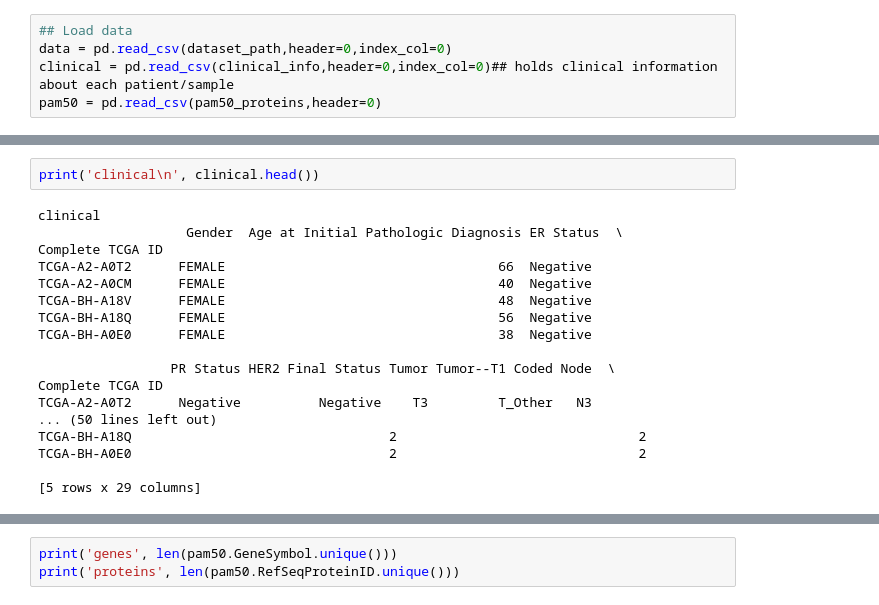
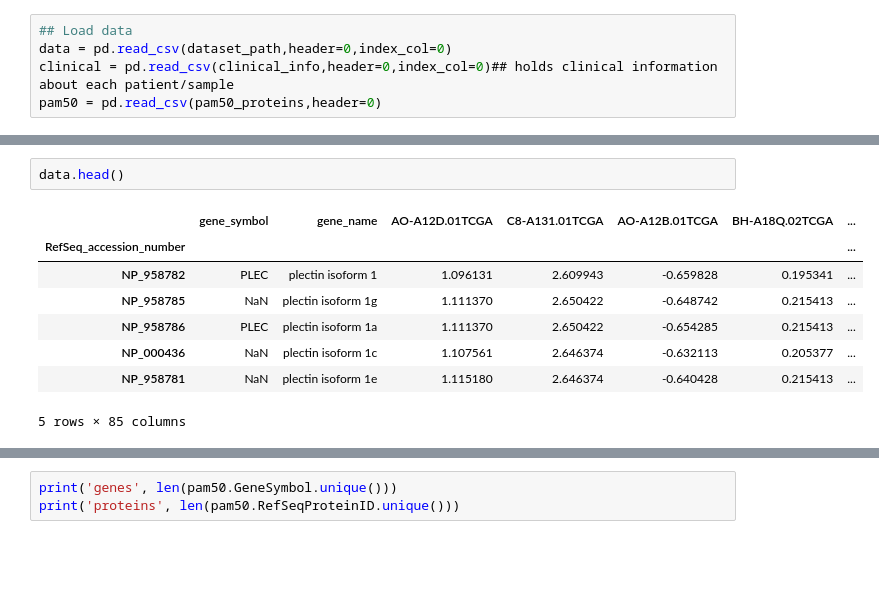
Before and after one commit to noise42/datastructures, a Jupyter notebook: materials/misc_data/les7/dataset_clustering/ensemble_clust.ipynb, the cells around one changed output, grey strips where cells are left out. Drawn from its saved outputs; the diff is of its cells as text; blank space fills up the shorter version.

```diff
--- a/materials/misc_data/les7/dataset_clustering/ensemble_clust.ipynb
+++ b/materials/misc_data/les7/dataset_clustering/ensemble_clust.ipynb
@@ -40,20 +20,11 @@ NP_958781                      0.603993       -0.167079        0.576747
-# %%
-print('clinical\n', clinical.head())
-# %% [output]
-clinical
-                   Gender  Age at Initial Pathologic Diagnosis ER Status  \
-Complete TCGA ID
-TCGA-A2-A0T2      FEMALE                                   66  Negative
-TCGA-A2-A0CM      FEMALE                                   40  Negative
-TCGA-BH-A18V      FEMALE                                   48  Negative
-TCGA-BH-A18Q      FEMALE                                   56  Negative
-TCGA-BH-A0E0      FEMALE                                   38  Negative
-
-                 PR Status HER2 Final Status Tumor Tumor--T1 Coded Node  \
-Complete TCGA ID
-TCGA-A2-A0T2      Negative          Negative    T3         T_Other   N3
-... (50 lines left out)
-TCGA-BH-A18Q                                 2                               2
-TCGA-BH-A0E0                                 2                               2
-
-[5 rows x 29 columns]
+# %%
+data.head()
+# %% [output]
+|  | gene_symbol | gene_name | AO-A12D.01TCGA | C8-A131.01TCGA | AO-A12B.01TCGA | BH-A18Q.02TCGA | ... |
+| RefSeq_accession_number |  |  |  |  |  |  | ... |
+| NP_958782 | PLEC | plectin isoform 1 | 1.096131 | 2.609943 | -0.659828 | 0.195341 | ... |
+| NP_958785 | NaN | plectin isoform 1g | 1.111370 | 2.650422 | -0.648742 | 0.215413 | ... |
+| NP_958786 | PLEC | plectin isoform 1a | 1.111370 | 2.650422 | -0.654285 | 0.215413 | ... |
+| NP_000436 | NaN | plectin isoform 1c | 1.107561 | 2.646374 | -0.632113 | 0.205377 | ... |
+| NP_958781 | NaN | plectin isoform 1e | 1.115180 | 2.646374 | -0.640428 | 0.215413 | ... |
+5 rows × 85 columns
```
Also changed, not shown: parts of 29 cells of this notebook, 3 other files.
